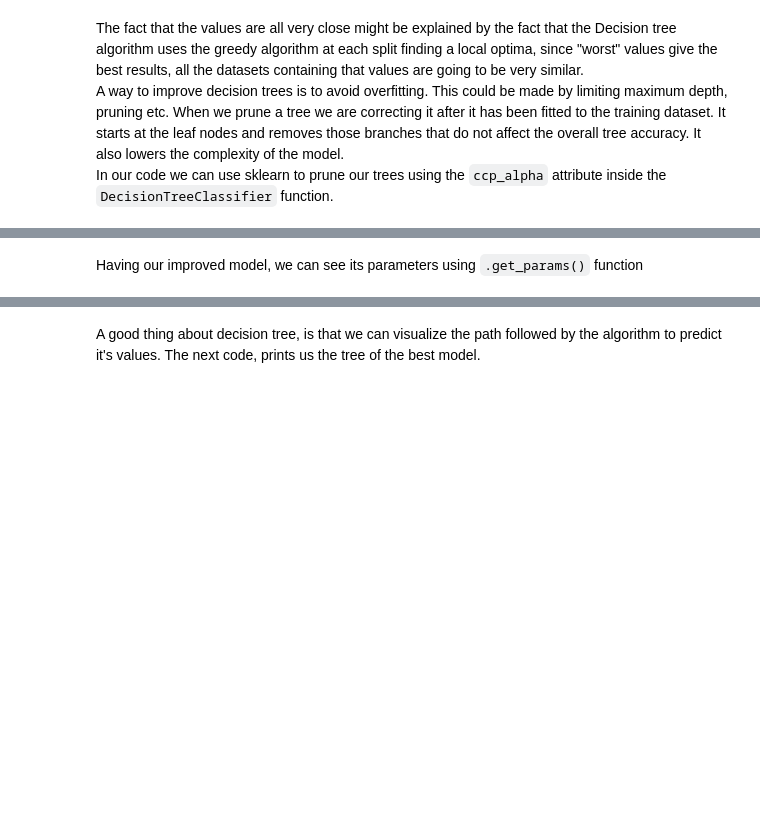
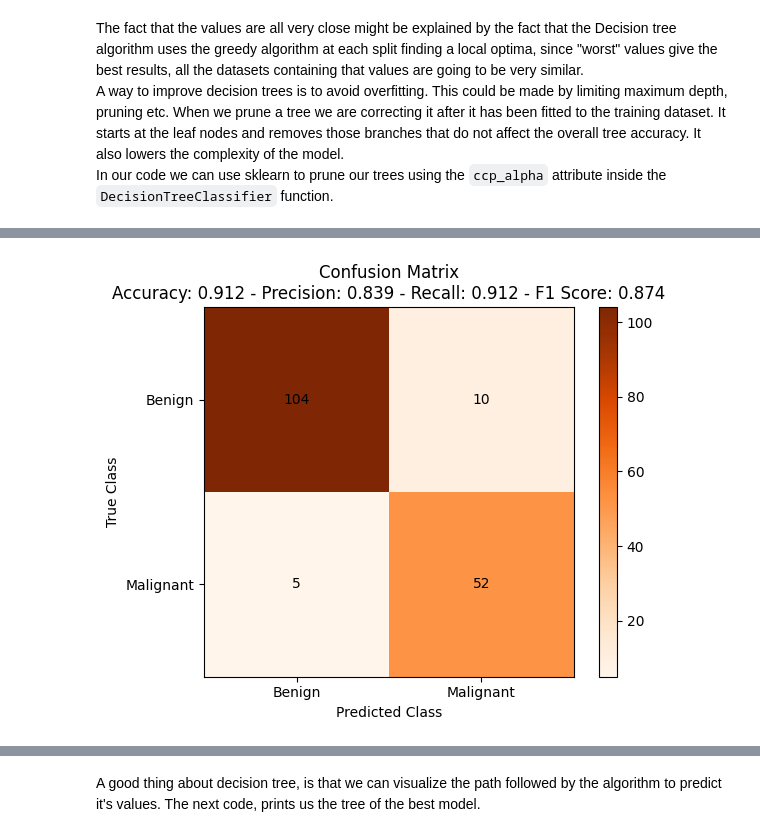
Before and after one commit to yoxerao/IA-proj2-FEUP, a Jupyter notebook: src/IART_proj2.ipynb, the cells around one changed output, grey strips where cells are left out. Saved outputs shown, nothing was run; the diff lists cells and outputs as text; code cells hidden in the pictures; blank space fills up the shorter version.

```diff
--- a/src/IART_proj2.ipynb
+++ b/src/IART_proj2.ipynb
@@ -242,38 +398,38 @@ As we said before, our tree could be overfitted, to overcome that we will try to
 # %%
 from sklearn.model_selection import GridSearchCV, KFold
 
 x_train, x_test, y_train, y_test = train_test_split(x, y, test_size=0.3)
 clf = DecisionTreeClassifier()
 x_worst_train = x_train.filter(['fractal_dimension_worst','symmetry_worst','concave points_worst','concavity_worst','compactness_worst','smoothness_worst','area_worst','perimeter_worst','texture_worst','radius_worst'])
 x_worst_test = x_test.filter(['fractal_dimension_worst','symmetry_worst','concave points_worst','concavity_worst','compactness_worst','smoothness_worst','area_worst','perimeter_worst','texture_worst','radius_worst'])
 
 
 param_grid = {
     "criterion": ['gini','entropy'],
     "max_depth": [4,5,6,7,8],
     "min_samples_split": range(2,10),
     "min_samples_leaf": range(1,5),
     "ccp_alpha": [0,0.005,0.01,0.015,0.02,0.025,0.03],
     "max_features": ['sqrt','log2']
 }
 clf = DecisionTreeClassifier()
 cv = KFold(n_splits=10)
 
 grid_search = GridSearchCV(clf, param_grid, scoring='recall', cv=cv) # Perform grid search with cross-validation
 grid_search.fit(x_worst_train, y_train)
 
 best_params = grid_search.best_params_
 best_model = grid_search.best_estimator_
 
 best_prediction = best_model.predict(x_worst_test)
 
-best_accuracy = accuracy_score(y_test, best_prediction)
-best_precision = precision_score(y_test, best_prediction)
-best_recall = recall_score(y_test, best_prediction)
-best_f1 = f1_score(y_test, best_prediction)
+best_dt_acc = accuracy_score(y_test, best_prediction)
+best_dt_pre = precision_score(y_test, best_prediction)
+best_dt_rec = recall_score(y_test, best_prediction)
+best_dt_f1 = f1_score(y_test, best_prediction)
 
-show_plot(best_prediction, best_accuracy, best_precision, best_recall, best_f1)
+show_plot(best_prediction, best_dt_acc, best_dt_pre, best_dt_rec, best_dt_f1)
+# %% [output]
+[figure, added]
-# %% [markdown]
-Having our improved model, we can see its parameters using `.get_params()` function
 # %%
 best_model.get_params()
```
Also changed, not shown: parts of 47 cells of this notebook, 1 other file.
